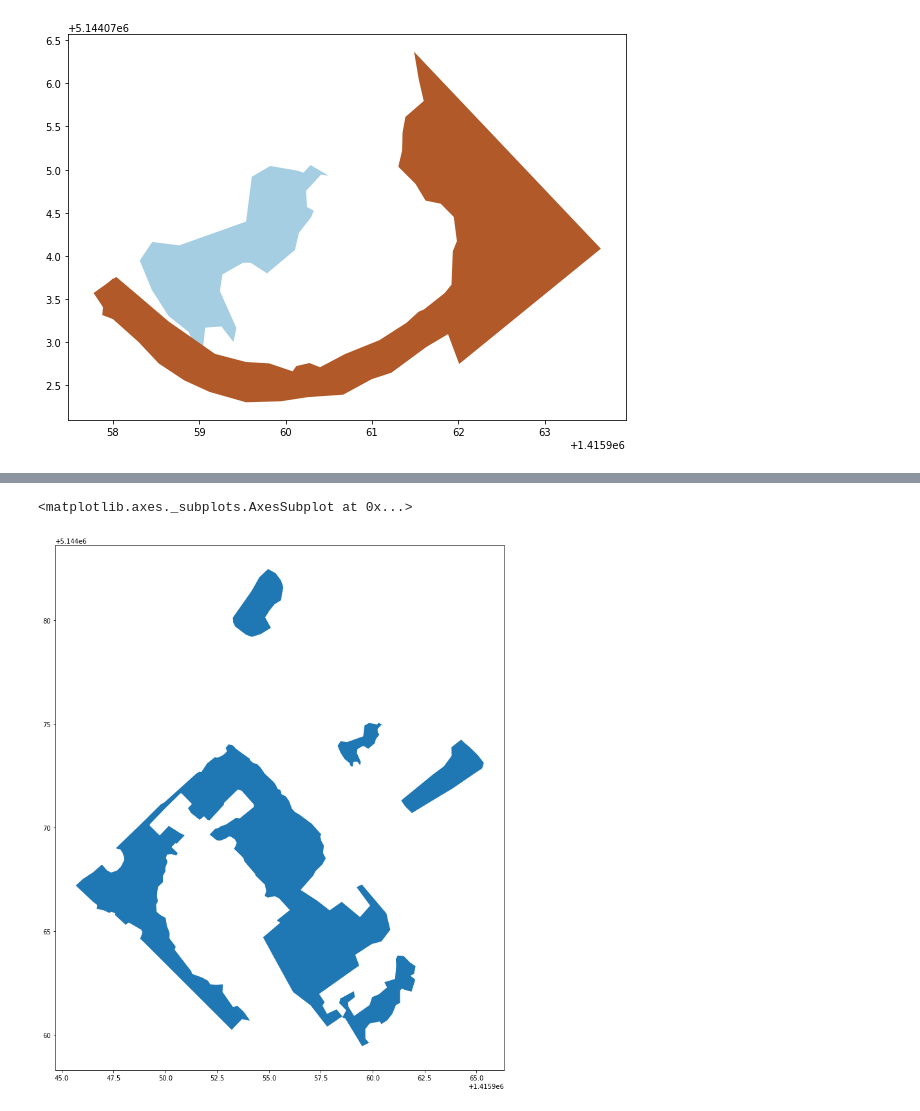
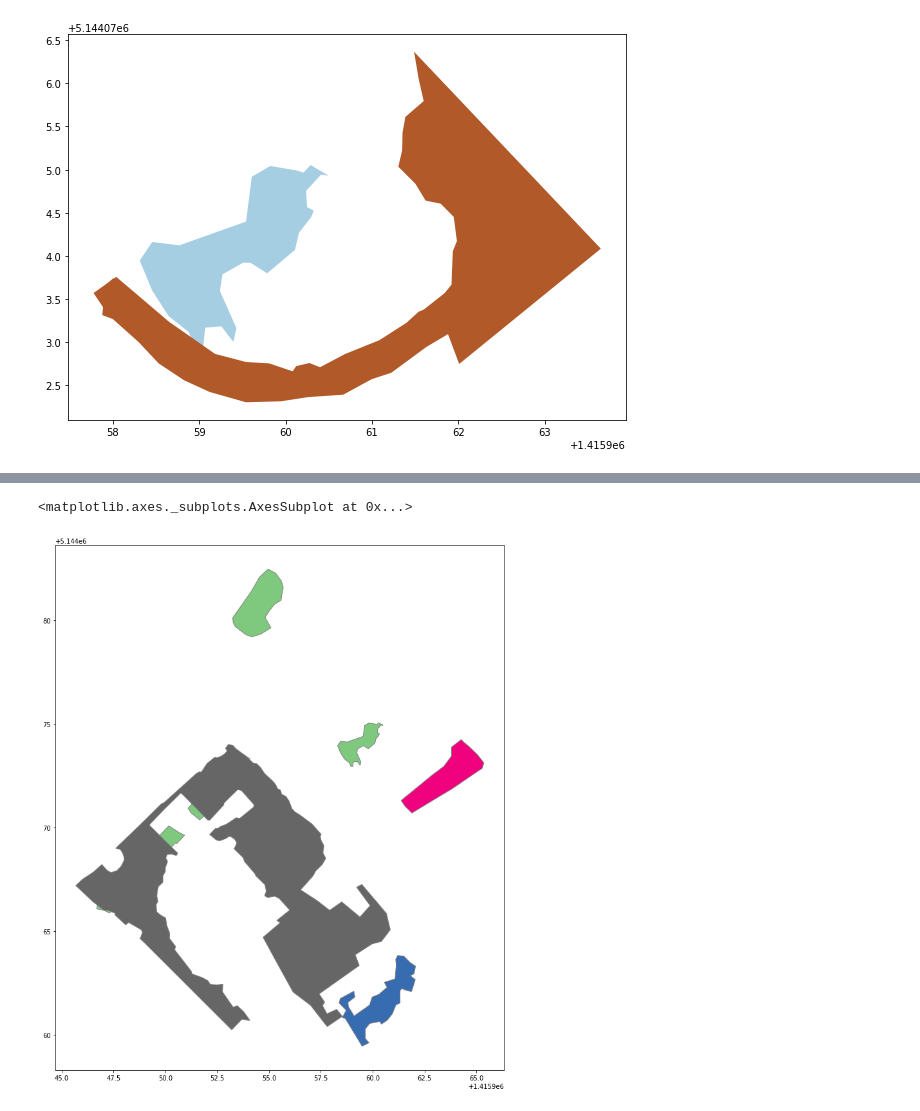
Before and after one commit to ropitz/spatialarchaeology, a Jupyter notebook: 1_spatialarchaeology.ipynb, the cells around one changed output, grey strips where cells are left out. Cells and saved outputs as stored; diff of their text form; code cells hidden in the pictures.

```diff
--- a/1_spatialarchaeology.ipynb
+++ b/1_spatialarchaeology.ipynb
@@ -350,7 +357,7 @@ gabii_areaB_cool_finds_2m.plot()
 # %%
 # Now we plot the intersection between the buffered finds polygons and our construction polygons
-gabii_areaB_cool_finds_2m.intersection(gabii_areaB_constructions).plot(figsize=(15, 15))
+gabii_areaB_cool_finds_2m.intersection(gabii_areaB_constructions).plot(cmap='Accent', edgecolor='grey', figsize=(15, 15))
 # %% [output]
 <matplotlib.axes._subplots.AxesSubplot at 0x...>
-[figure, old version]
+[figure, new version]
 # %% [markdown]
```
Also changed, not shown: parts of 41 cells of this notebook.
